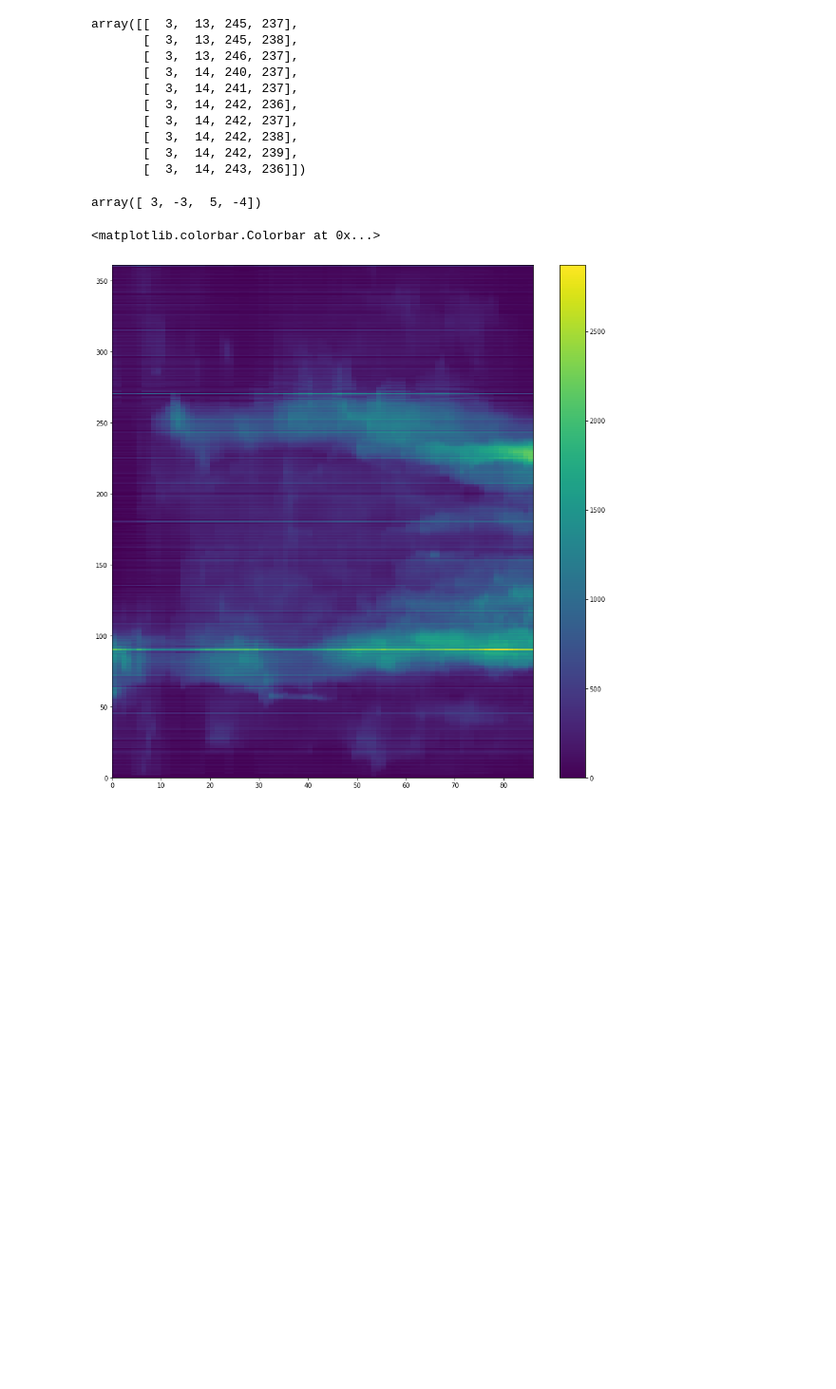
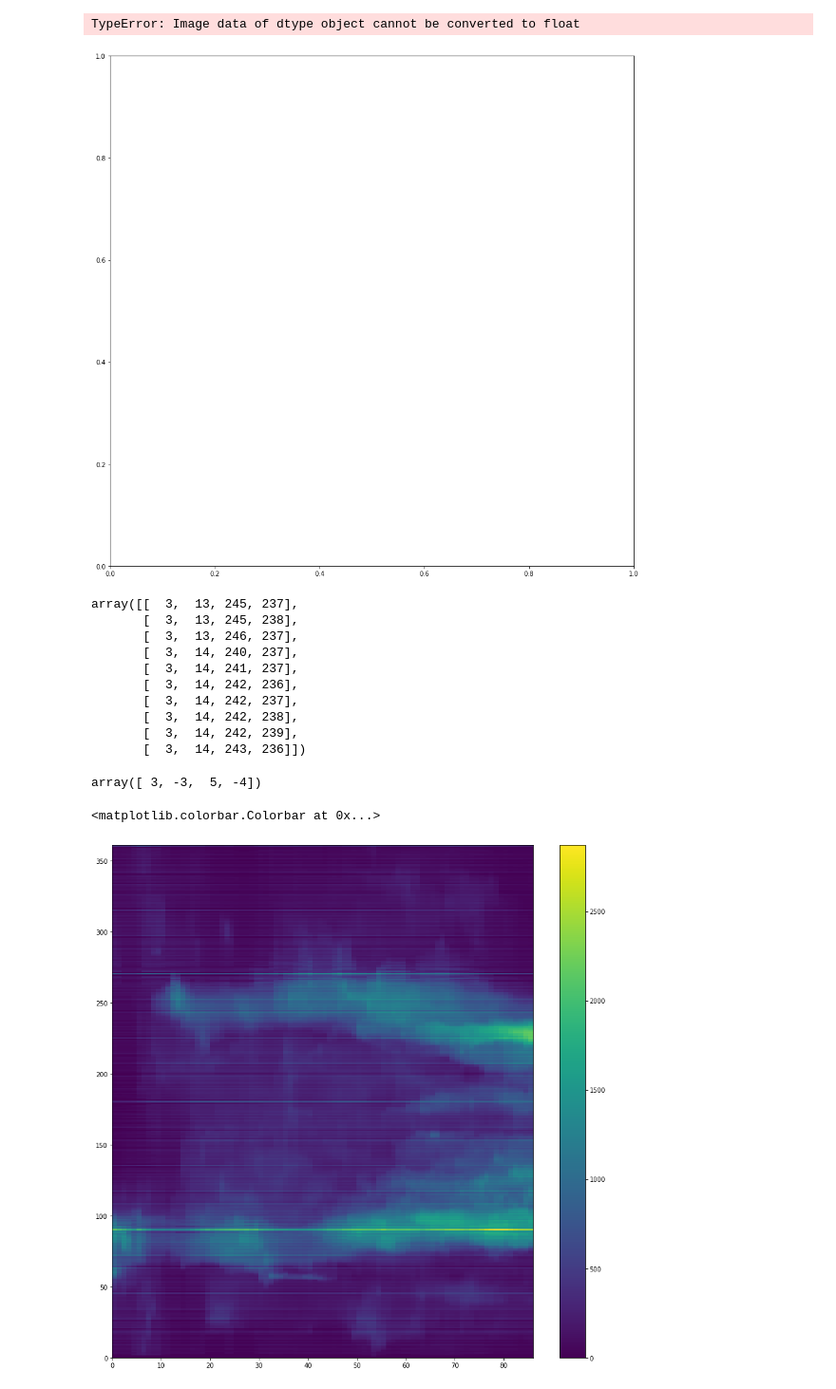
Before and after one commit to Asashou/TLI, a Jupyter notebook: pipeline/steps/directional_normalization.ipynb, the cells around one changed output. Shown at 95% size. Saved outputs shown, nothing was run; the diff lists cells and outputs as text; code cells hidden in the pictures; blank space fills up the shorter version.

```diff
--- a/pipeline/steps/directional_normalization.ipynb
+++ b/pipeline/steps/directional_normalization.ipynb
@@ -42,0 +77,11 @@ array([[  4,  -1, -11,  -5],
+# %%
+neuron_angles_new = pd.DataFrame(data=None, columns=neuron_angles.columns)
+p_bins = 24
+bin_parser = np.linspace(-180,180,p_bins)
+for ind, val in enumerate(bin_parser[1:]):
+    min_r, max_r = int(bin_parser[ind]), int(val)
+    subset = neuron_angles[(neuron_angles.index >= min_r)]
+    subset = subset[(subset.index < max_r)]
+    subset = subset.sum(axis = 0)
+    row_name = str(min_r)+'_'+str(max_r)
+    neuron_angles_new.loc[min_r] = subset
@@ -43,3 +109,23 @@ array([[  4,  -1, -11,  -5],
+# %%
+neuron_angles_new1 = pd.DataFrame(data=None, columns=neuron_angles.columns)
+
+
+
+
+fig, ax = plt.subplots(figsize=(15,15))
+
+for i in tqdm(range(0,neuron.shape[0])):
+    age = 37+i*0.25
+    angles = np.histogram(neu_angles[neu_PC[:,0] == i], bins=np.linspace(-180,181,362))
+    neuron_angles[age] = angles[0]
+
+
+
+ax.pcolormesh(neuron_angles_new)
+# fig.colorbar(ax.pcolormesh(neuron_angles_new))
+# %% [output]
+TypeError: Image data of dtype object cannot be converted to float
+[figure, added]
 # %%
 neuron1_stable = neuron1_lifetimes.copy()
 neuron1_stable[(neuron1_stable < 4) * (neuron1_stable > 0)] = 1
```
Also changed, not shown: parts of 11 cells of this notebook, 4 other files.
